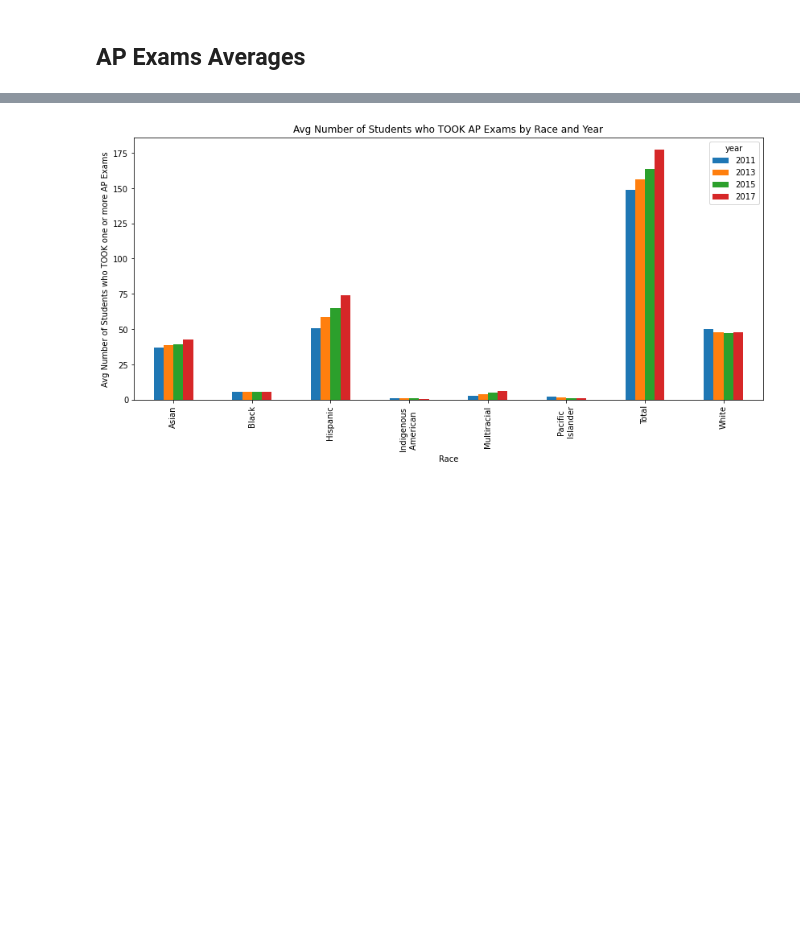
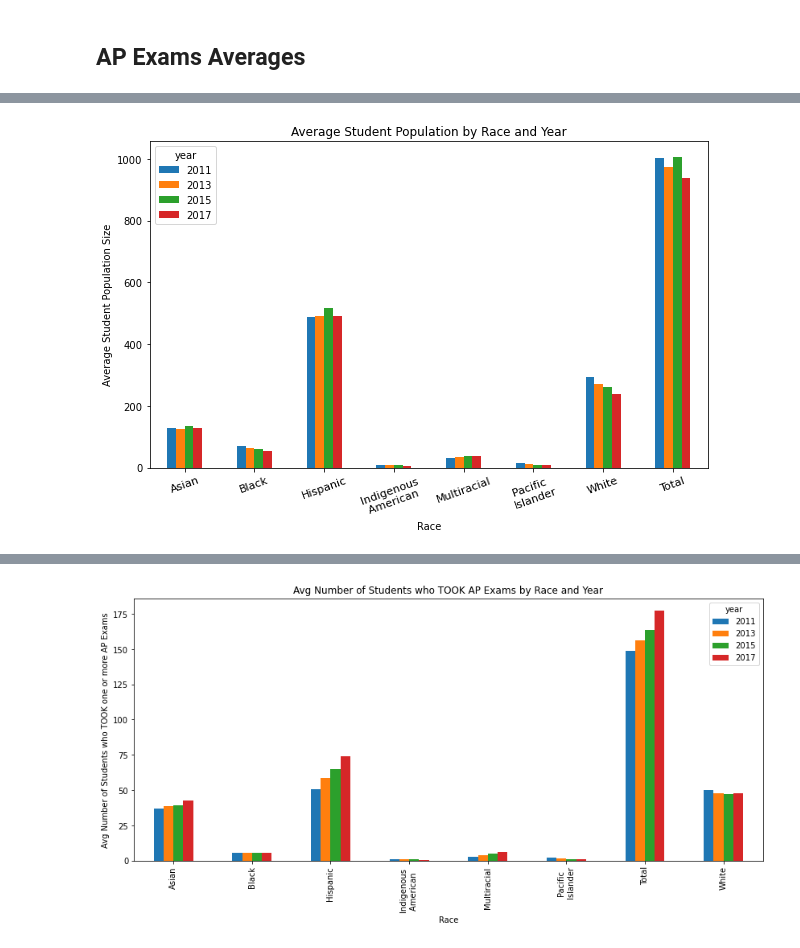
Before and after one commit to meeraduggs/AP-Exams, a Jupyter notebook: EDA/EDA_AP_Exams.ipynb, the cells around one changed output, grey strips where cells are left out. Drawn from its saved outputs; the diff is of its cells as text; code cells hidden in the pictures; blank space fills up the shorter version.

```diff
--- a/EDA/EDA_AP_Exams.ipynb
+++ b/EDA/EDA_AP_Exams.ipynb
@@ -151,3 +151,11 @@ race_dict = {1 : 'White', 2 : 'Black', 3: 'Hispanic', 4 : 'Asian',
 ap_cali = ap_cali.replace({"race": race_dict})
 # %% [markdown]
 ## AP Exams Averages
+# %%
+ap_rates = pd.read_csv('ap_rates_imputed.csv')
+race_dict = {1 : 'White', 2 : 'Black', 3: 'Hispanic', 4 : 'Asian',
+             5: 'Indigenous \nAmerican ',
+             6: "Pacific \nIslander",
+             7 : "Multiracial", 8 : "Nonresident alien", 9 : "Unknown",
+             20 : "Other", 99 : "Total"}
+ap_rates = ap_rates.replace({"race": race_dict})
@@ -153,0 +178,10 @@ ap_cali = ap_cali.replace({"race": race_dict})
+# %%
+ap_rates.groupby(['race', 'year'])['enrollment_crdc'].mean().unstack().reindex(['Asian', 'Black', 'Hispanic',
+                                                                                'Indigenous \nAmerican ',
+                                                                                "Multiracial", "Pacific \nIslander",
+                                                                                'White', "Total"]).plot(
+    kind='bar', figsize=(10,6), title='Average Student Population by Race and Year',
+    ylabel='Average Student Population Size', xlabel='Race')
+plt.xticks(rotation = 20, fontsize=11);
+# %% [output]
+[figure, added]
```
Also changed, not shown: parts of 2 cells of this notebook, 3 other files.
